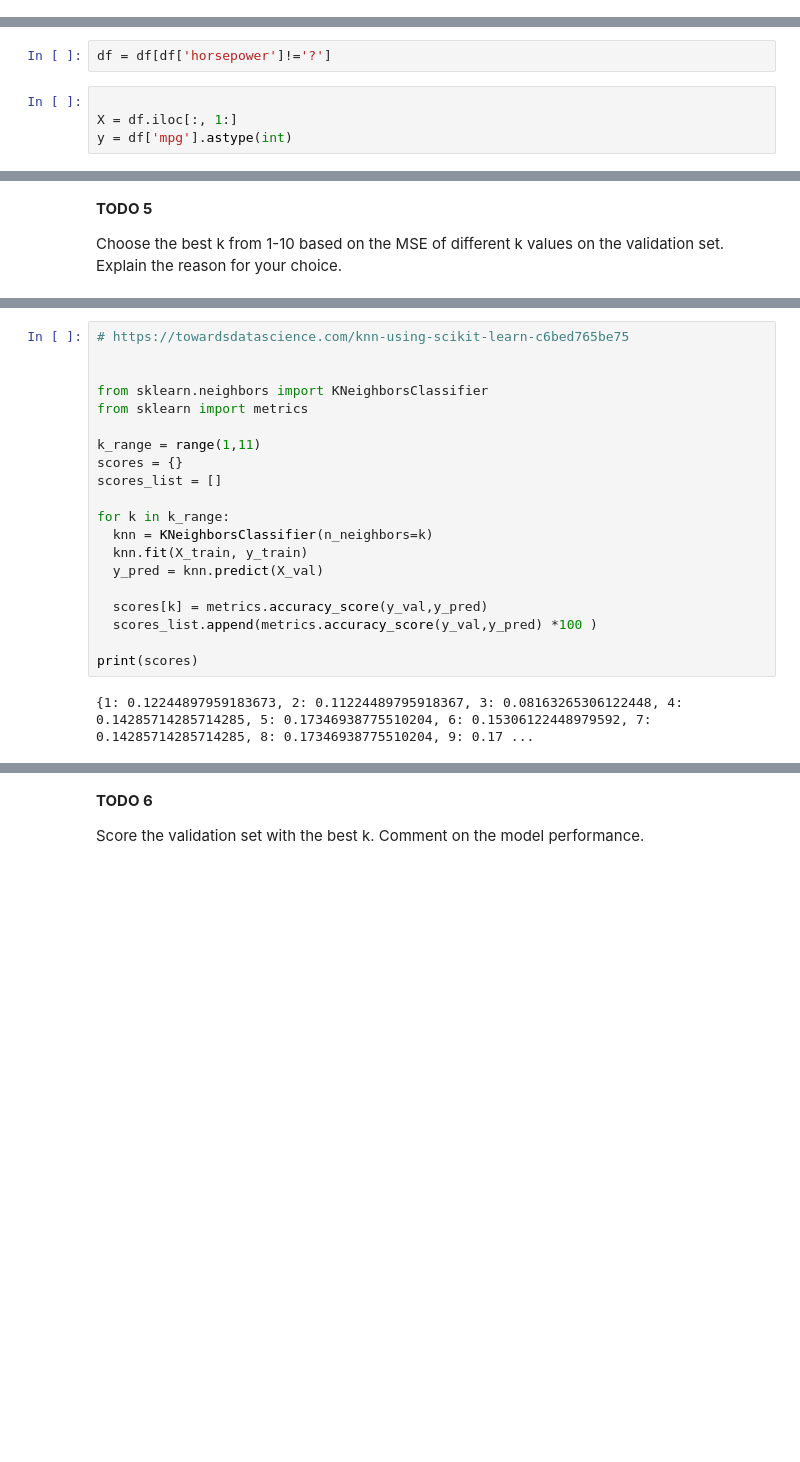
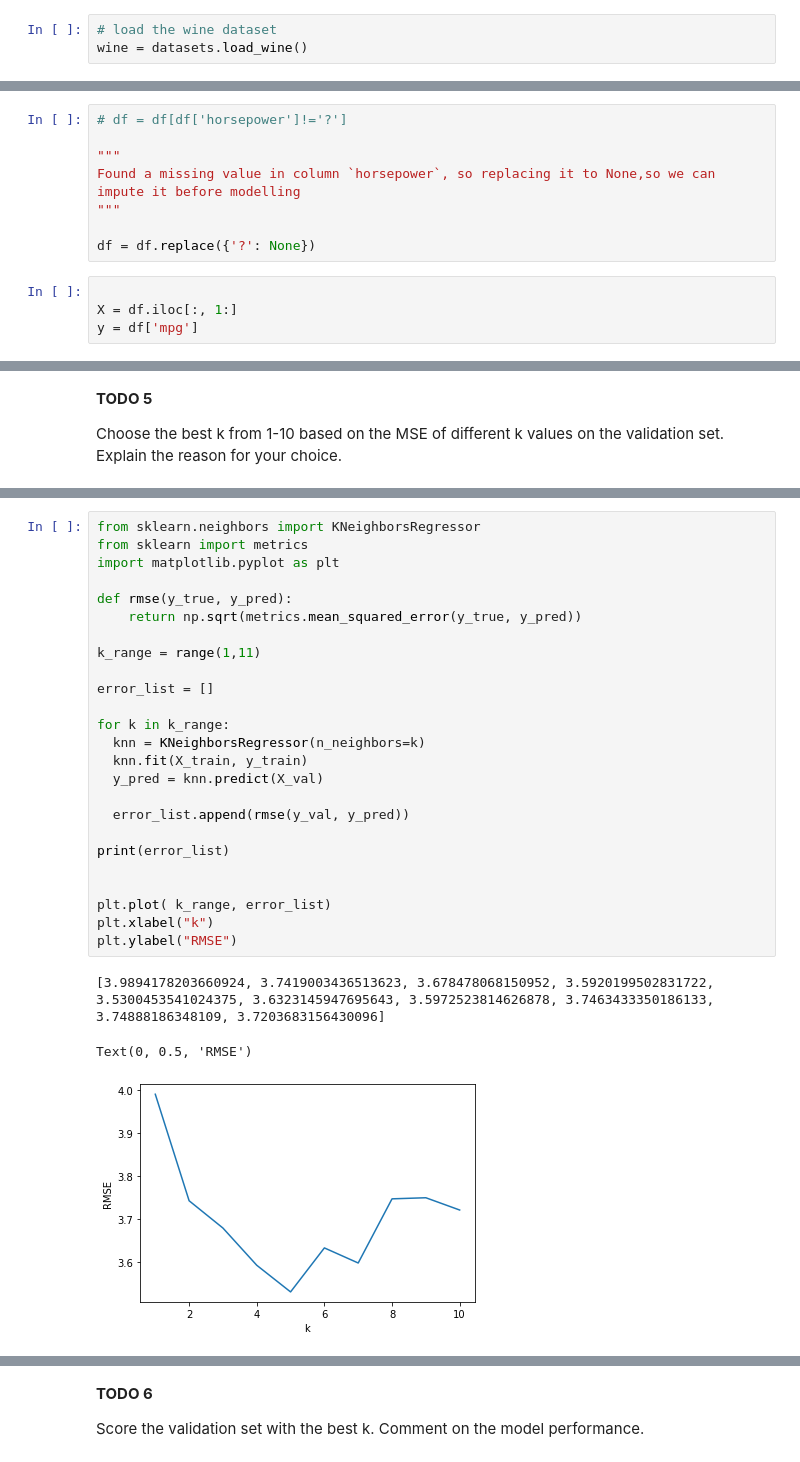
Before and after one commit to Rafi653/Data-Mining, a Jupyter notebook: Copy_of_Homework_4.ipynb, the cells around one changed output, grey strips where cells are left out. Cells and saved outputs as stored; diff of their text form; blank space fills up the shorter version.

```diff
--- a/Copy_of_Homework_4.ipynb
+++ b/Copy_of_Homework_4.ipynb
@@ -314,6 +382,9 @@ Among Model 1, 2, and 3, which one would be your pick for future implementation?
 The wine dataset is the result of a chemical analysis of wines produced in the same region in Italy but derived from three different cultivars. (For illustration simplicity purpose, only 2 classes, 0 and 1, will be included for the classification task.) The analysis determined the quantities of 13 constituents found in each of the three types of wines.
 
 The objective is to classify the wines into class 0 or 1 using the 13 given attributes and k-NN classifier.
+# %%
+# load the wine dataset
+wine = datasets.load_wine()
 # %%
 # convert the data into dataframe format
 X = pd.DataFrame(wine['data'], columns = wine['feature_names'])
@@ -436,12 +515,18 @@ Saving auto_mpg.csv to auto_mpg.csv
 | 2 | 18.0 | 8 | 318.0 | 150 | 3436 | 11.0 | 70 | 1 | plymouth satellite |
 | 3 | 16.0 | 8 | 304.0 | 150 | 3433 | 12.0 | 70 | 1 | amc rebel sst |
 | 4 | 17.0 | 8 | 302.0 | 140 | 3449 | 10.5 | 70 | 1 | ford torino |
-# %%
-df = df[df['horsepower']!='?']
+# %%
+# df = df[df['horsepower']!='?']
+
+"""
+Found a missing value in column `horsepower`, so replacing it to None,so we can impute it before modelling
+"""
+
+df = df.replace({'?': None})
 # %%
 
 X = df.iloc[:, 1:]
-y = df['mpg'].astype(int)
+y = df['mpg']
 # %% [markdown]
 **TODO 1**
 
@@ -605,22 +637,29 @@ X_train
 # %%
-# https://towardsdatascience.com/knn-using-scikit-learn-c6bed765be75
+from sklearn.neighbors import KNeighborsRegressor
+from sklearn import metrics
+import matplotlib.pyplot as plt
 
-
-from sklearn.neighbors import KNeighborsClassifier
-from sklearn import metrics
+def rmse(y_true, y_pred):
+    return np.sqrt(metrics.mean_squared_error(y_true, y_pred))
 
 k_range = range(1,11)
-scores = {}
-scores_list = []
+
+error_list = []
 
 for k in k_range:
-  knn = KNeighborsClassifier(n_neighbors=k)
+  knn = KNeighborsRegressor(n_neighbors=k)
   knn.fit(X_train, y_train)
   y_pred = knn.predict(X_val)
 
-  scores[k] = metrics.accuracy_score(y_val,y_pred)
-  scores_list.append(metrics.accuracy_score(y_val,y_pred) *100 )
+  error_list.append(rmse(y_val, y_pred))
 
-print(scores)
+print(error_list)
+
+
+plt.plot( k_range, error_list)
+plt.xlabel("k")
+plt.ylabel("RMSE")
 # %% [output]
-{1: 0.12244897959183673, 2: 0.11224489795918367, 3: 0.08163265306122448, 4: 0.14285714285714285, 5: 0.17346938775510204, 6: 0.15306122448979592, 7: 0.14285714285714285, 8: 0.17346938775510204, 9: 0.17 ...
+[3.9894178203660924, 3.7419003436513623, 3.678478068150952, 3.5920199502831722, 3.5300453541024375, 3.6323145947695643, 3.5972523814626878, 3.7463433350186133, 3.74888186348109, 3.7203683156430096]
+Text(0, 0.5, 'RMSE')
+[figure, added]
```
Also changed, not shown: parts of 47 cells of this notebook.
